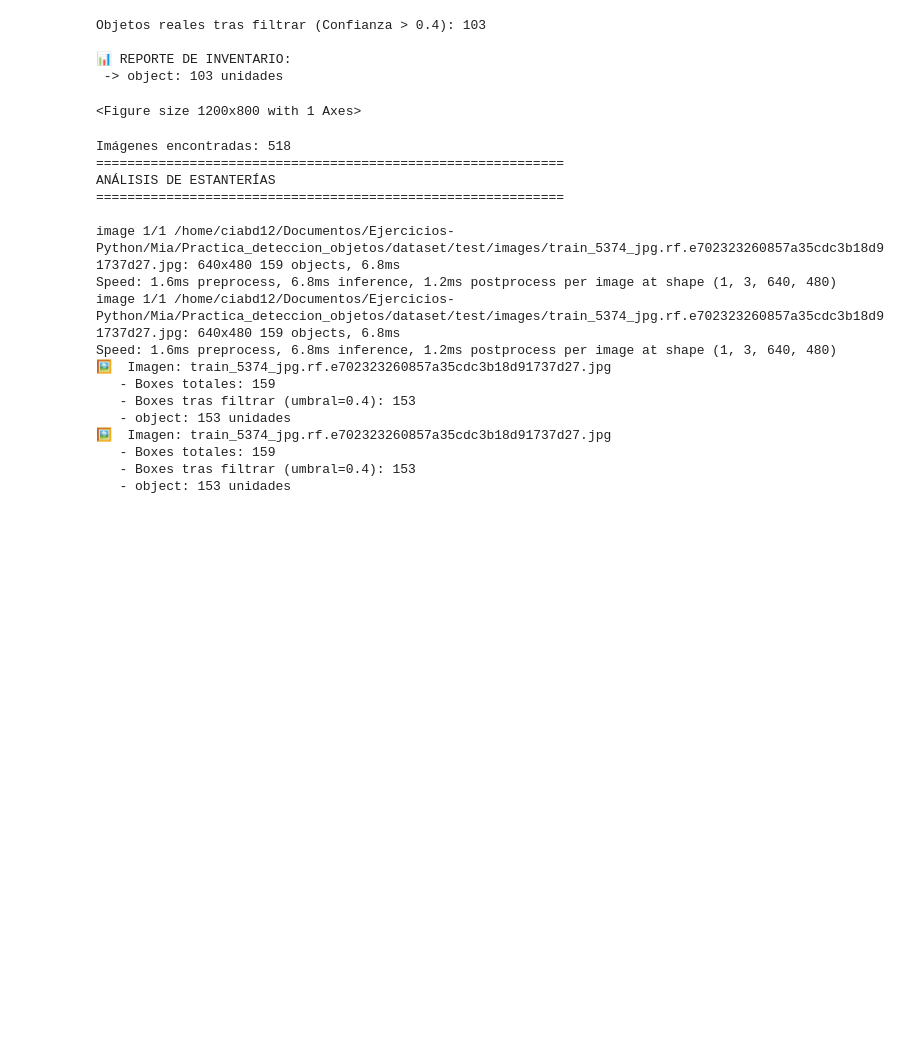
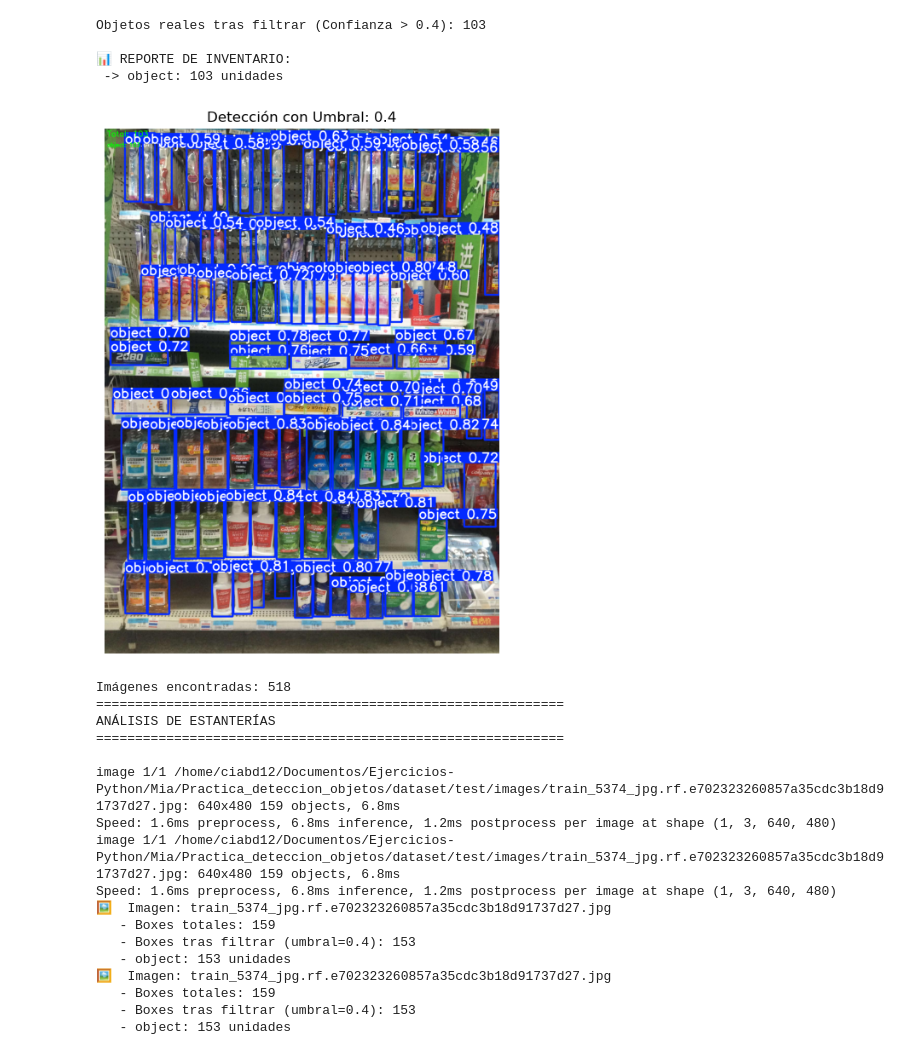
Before and after one commit to manuelo24-jpg/Ejercicios-Python, a Jupyter notebook: Mia/Practica_deteccion_objetos/clasificacion.ipynb, the cells around one changed output. Drawn from its saved outputs; the diff is of its cells as text; code cells hidden in the pictures; blank space fills up the shorter version.

Commit message:
Tarea completa, error de muestra de imagen resuelto

```diff
--- a/Mia/Practica_deteccion_objetos/clasificacion.ipynb
+++ b/Mia/Practica_deteccion_objetos/clasificacion.ipynb
@@ -135,30 +135,42 @@ Objetos reales tras filtrar (Confianza > 0.4): 103
 📊 REPORTE DE INVENTARIO:
  -> object: 103 unidades
 # %%
+%matplotlib inline
 import cv2
 import matplotlib.pyplot as plt
 
 def visualizar_conteo(prediccion, boxes_filtradas, conteos, umbral):
-    # 1. Filtrar cajas visualmente
+    # 1. Filtrar cajas
     prediccion.boxes = prediccion.boxes[prediccion.boxes.conf > umbral]
 
-    # 2. Generar imagen con cajas dibujadas
+    # 2. Generar imagen con cajas
     img_resultado = prediccion.plot()
 
-    # 5. Convertir BGR a RGB (para Matplotlib)
+    # 3. Crear texto del conteo
+    nombres = prediccion.names
+    texto_conteo = ", ".join([f"{nombres[c]}: {n}" for c, n in conteos.items()])
+
+    # 4. Escribir el texto en la imagen
+    cv2.putText(img_resultado, f"Total: {len(boxes_filtradas)}",
+                (10, 30), cv2.FONT_HERSHEY_SIMPLEX, 1, (0, 255, 0), 2)
+
+    cv2.putText(img_resultado, texto_conteo,
+                (10, 70), cv2.FONT_HERSHEY_SIMPLEX, 0.7, (0, 255, 0), 2)
+
+    # 5. Convertir BGR a RGB
     img_rgb = cv2.cvtColor(img_resultado, cv2.COLOR_BGR2RGB)
 
-    # 6. Mostrar imagen
+    # 6. Mostrar
     plt.figure(figsize=(12, 8))
     plt.imshow(img_rgb)
     plt.axis('off')
     plt.title(f"Detección con Umbral: {umbral}")
     plt.show()
 
-# Ejecutar visualización
+# Llamar a la función
 visualizar_conteo(resultados[0], boxes_filtradas, conteos, UMBRAL_CONF)
 # %% [output]
-<Figure size 1200x800 with 1 Axes>
+[figure, added]
 # %%
 import glob
 from collections import Counter
```
Also changed, not shown: parts of 1 cell of this notebook, 1 other file.
